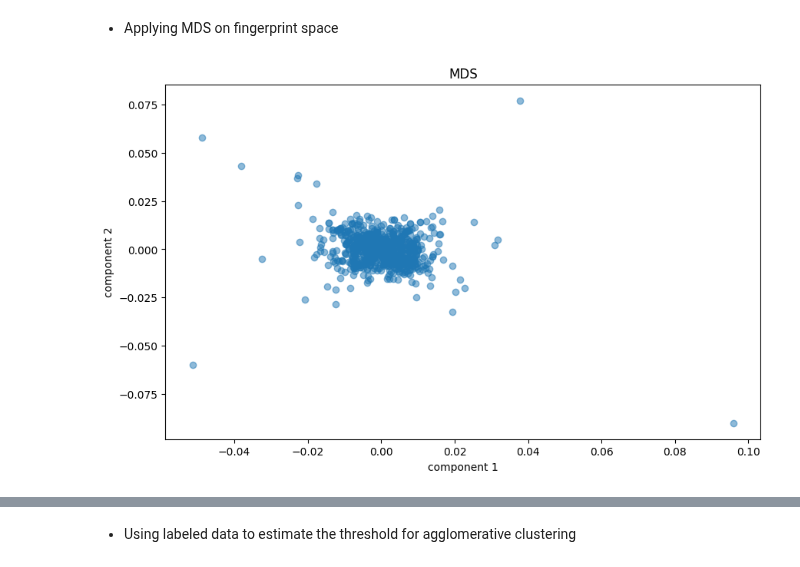
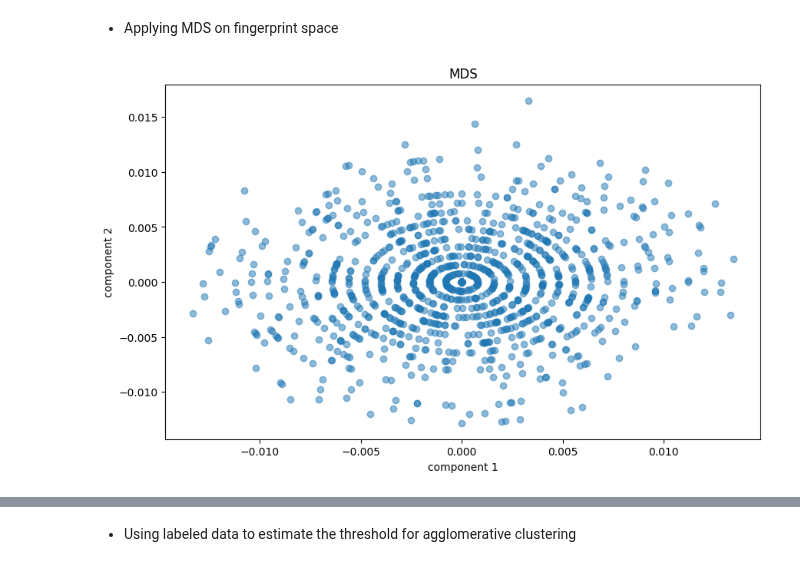
Before and after one commit to hungnd11/my-thesis, a Jupyter notebook: code/notebooks/lifs.ipynb, the cells around one changed output, grey strips where cells are left out. Cells and saved outputs as stored; diff of their text form; code cells hidden in the pictures.

```diff
--- a/code/notebooks/lifs.ipynb
+++ b/code/notebooks/lifs.ipynb
@@ -235,7 +379,7 @@ n = 0
 
 for train_file in tqdm(train_files):
   path_datas = read_data_file(train_file)
-  F, D = extract_FD(path_datas, bssid_vector, window_size=5)
+  F, D = extract_FD(path_datas, bssid_vector, window_size=5, not_seen_ap_rssi=-100)
 
   start_idx = n
 
@@ -276,8 +507,10 @@ def compute_fdist_matrix(d_dict, cluster_labels):
     result[v, u] = mean_n_steps
 
   return result
+# %%
+FD = pairwise_distances(F, metric="l1")
 # %%
-clustering = AgglomerativeClustering(distance_threshold=15,
+clustering = AgglomerativeClustering(distance_threshold=30,
                                      metric="precomputed",
                                      n_clusters=None,
                                      linkage="average")
@@ -296,15 +529,15 @@ fingerprint_space_dist_matrix, predecessors = floyd_warshall(csgraph=graph, dire
 * Applying MDS on fingerprint space
 # %%
 embedding = MDS(n_components=2, normalized_stress='auto', dissimilarity="precomputed")
-f_mds = embedding.fit_transform(fdist_matrix)
+fingerprint_mds_2d = embedding.fit_transform(fdist_matrix)
 # %%
 fig, ax = plt.subplots(1, 1, figsize=(10, 6))
 
-ax.scatter(f_mds[:, 0], f_mds[:, 1], marker="o", alpha=0.5)
+ax.scatter(fingerprint_mds_2d[:, 0], fingerprint_mds_2d[:, 1], marker="o", alpha=0.5)
 ax.set_xlabel("component 1")
 ax.set_ylabel("component 2")
 ax.set_title("MDS")
 
 plt.show()
 # %% [output]
-[figure, old version]
+[figure, new version]
```
Also changed, not shown: parts of 42 cells of this notebook.
